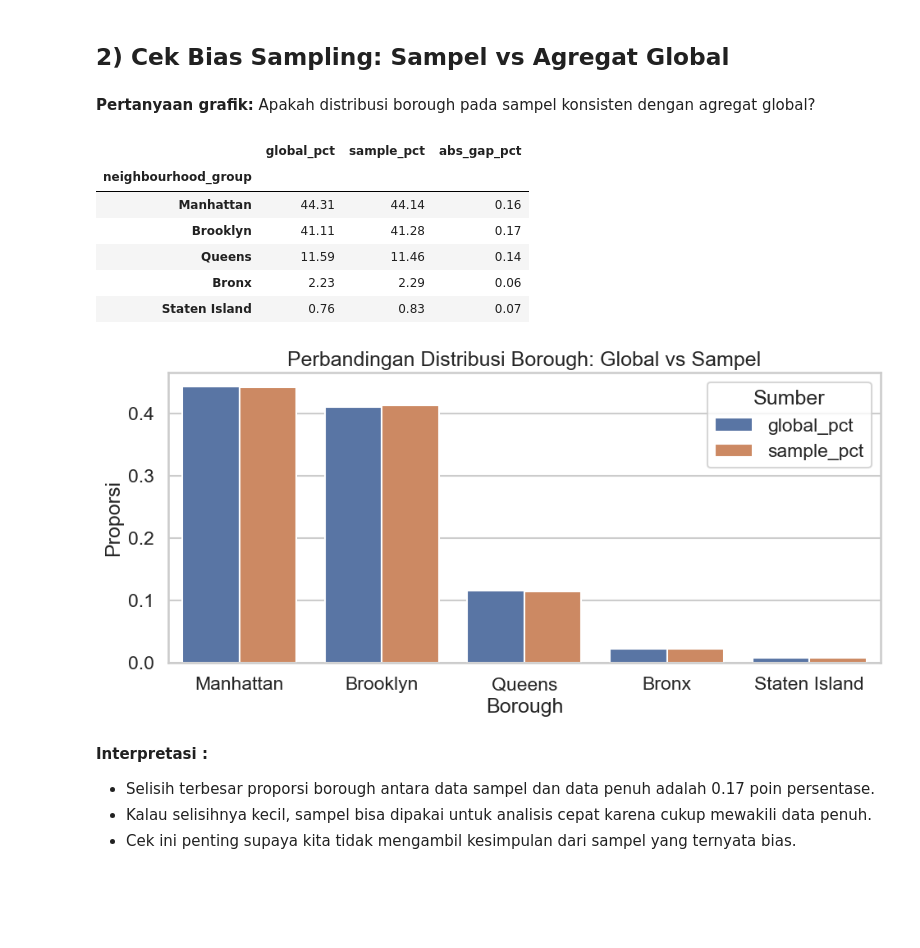
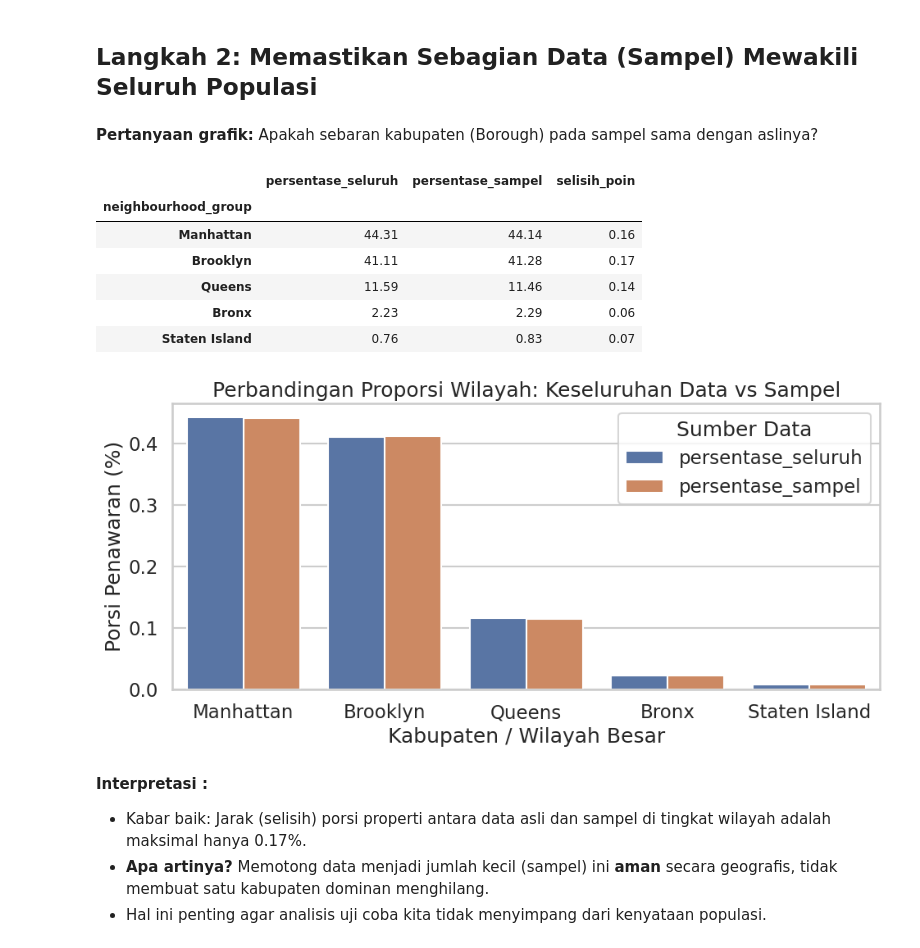
Before and after one commit to erlanggadewasakti/Analitik-Big-Data-Lanjut, a Jupyter notebook: eda.ipynb, the cells around one changed output. Cells and saved outputs as stored; diff of their text form; code cells hidden in the pictures; blank space fills up the shorter version.

```diff
--- a/eda.ipynb
+++ b/eda.ipynb
@@ -213,65 +229,65 @@ explain_plot(
 # %%
-section("2) Cek Bias Sampling: Sampel vs Agregat Global")
+section("Langkah 2: Memastikan Sebagian Data (Sampel) Mewakili Seluruh Populasi")
 
 # Ambil sampel terkontrol untuk simulasi kerja skala besar
 sample_frac = 0.20
 sample_df = df.sample(frac=sample_frac, random_state=42)
 
-ask_plot("Apakah distribusi borough pada sampel konsisten dengan agregat global?")
+ask_plot("Apakah sebaran kabupaten (Borough) pada sampel sama dengan aslinya?")
 
-global_borough = df["neighbourhood_group"].value_counts(normalize=True).rename("global_pct")
-sample_borough = sample_df["neighbourhood_group"].value_counts(normalize=True).rename("sample_pct")
+global_borough = df["neighbourhood_group"].value_counts(normalize=True).rename("persentase_seluruh")
+sample_borough = sample_df["neighbourhood_group"].value_counts(normalize=True).rename("persentase_sampel")
 borough_compare = (
     pd.concat([global_borough, sample_borough], axis=1)
     .fillna(0)
-    .assign(abs_gap_pct=lambda x: (x["global_pct"] - x["sample_pct"]).abs() * 100)
-    .sort_values("global_pct", ascending=False)
+    .assign(selisih_poin=lambda x: (x["persentase_seluruh"] - x["persentase_sampel"]).abs() * 100)
+    .sort_values("persentase_seluruh", ascending=False)
 )
 
 borough_display = borough_compare.copy()
-borough_display[["global_pct", "sample_pct"]] = borough_display[["global_pct", "sample_pct"]] * 100
+borough_display[["persentase_seluruh", "persentase_sampel"]] = borough_display[["persentase_seluruh", "persentase_sampel"]] * 100
 display(borough_display.round(2))
 
 borough_plot = borough_compare.reset_index()
 first_col = borough_plot.columns[0]
-borough_plot = borough_plot.rename(columns={first_col: "borough"})
+borough_plot = borough_plot.rename(columns={first_col: "kabupaten"})
 borough_plot = borough_plot.melt(
-    id_vars="borough",
-    value_vars=["global_pct", "sample_pct"],
+    id_vars="kabupaten",
+    value_vars=["persentase_seluruh", "persentase_sampel"],
     var_name="sumber",
     value_name="proporsi",
 )
 
 plt.figure(figsize=(10, 5))
-sns.barplot(data=borough_plot, x="borough", y="proporsi", hue="sumber")
-plt.title("Perbandingan Distribusi Borough: Global vs Sampel")
-plt.ylabel("Proporsi")
-plt.xlabel("Borough")
-plt.legend(title="Sumber")
+sns.barplot(data=borough_plot, x="kabupaten", y="proporsi", hue="sumber")
+plt.title("Perbandingan Proporsi Wilayah: Keseluruhan Data vs Sampel")
+plt.ylabel("Porsi Penawaran (%)")
+plt.xlabel("Kabupaten / Wilayah Besar")
+plt.legend(title="Sumber Data")
 plt.tight_layout()
 plt.show()
 
-max_gap_borough = borough_compare["abs_gap_pct"].max()
+max_gap_borough = borough_compare["selisih_poin"].max()
 explain_plot(
     [
-        f"Selisih terbesar proporsi borough antara data sampel dan data penuh adalah {fmt_num(max_gap_borough)} poin persentase.",
-        "Kalau selisihnya kecil, sampel bisa dipakai untuk analisis cepat karena cukup mewakili data penuh.",
-        "Cek ini penting supaya kita tidak mengambil kesimpulan dari sampel yang ternyata bias.",
+        f"Kabar baik: Jarak (selisih) porsi properti antara data asli dan sampel di tingkat wilayah adalah maksimal hanya {fmt_num(max_gap_borough)}%.",
+        "**Apa artinya?** Memotong data menjadi jumlah kecil (sampel) ini **aman** secara geografis, tidak membuat satu kabupaten dominan menghilang.",
+        "Hal ini penting agar analisis uji coba kita tidak menyimpang dari kenyataan populasi.",
     ]
 )
 # %% [output]
-## 2) Cek Bias Sampling: Sampel vs Agregat Global
+## Langkah 2: Memastikan Sebagian Data (Sampel) Mewakili Seluruh Populasi
-**Pertanyaan grafik:** Apakah distribusi borough pada sampel konsisten dengan agregat global?
+**Pertanyaan grafik:** Apakah sebaran kabupaten (Borough) pada sampel sama dengan aslinya?
-|  | global_pct | sample_pct | abs_gap_pct |
+|  | persentase_seluruh | persentase_sampel | selisih_poin |
 | neighbourhood_group |  |  |  |
 | Manhattan | 44.31 | 44.14 | 0.16 |
 | Brooklyn | 41.11 | 41.28 | 0.17 |
 | Queens | 11.59 | 11.46 | 0.14 |
 | Bronx | 2.23 | 2.29 | 0.06 |
 | Staten Island | 0.76 | 0.83 | 0.07 |
-[figure, old version]
+[figure, new version]
 **Interpretasi :**
-- Selisih terbesar proporsi borough antara data sampel dan data penuh adalah 0.17 poin persentase.
-- Kalau selisihnya kecil, sampel bisa dipakai untuk analisis cepat karena cukup mewakili data penuh.
-- Cek ini penting supaya kita tidak mengambil kesimpulan dari sampel yang ternyata bias.
+- Kabar baik: Jarak (selisih) porsi properti antara data asli dan sampel di tingkat wilayah adalah maksimal hanya 0.17%.
+- **Apa artinya?** Memotong data menjadi jumlah kecil (sampel) ini **aman** secara geografis, tidak membuat satu kabupaten dominan menghilang.
+- Hal ini penting agar analisis uji coba kita tidak menyimpang dari kenyataan populasi.
 # %%
```
Also changed, not shown: parts of 14 cells of this notebook.
